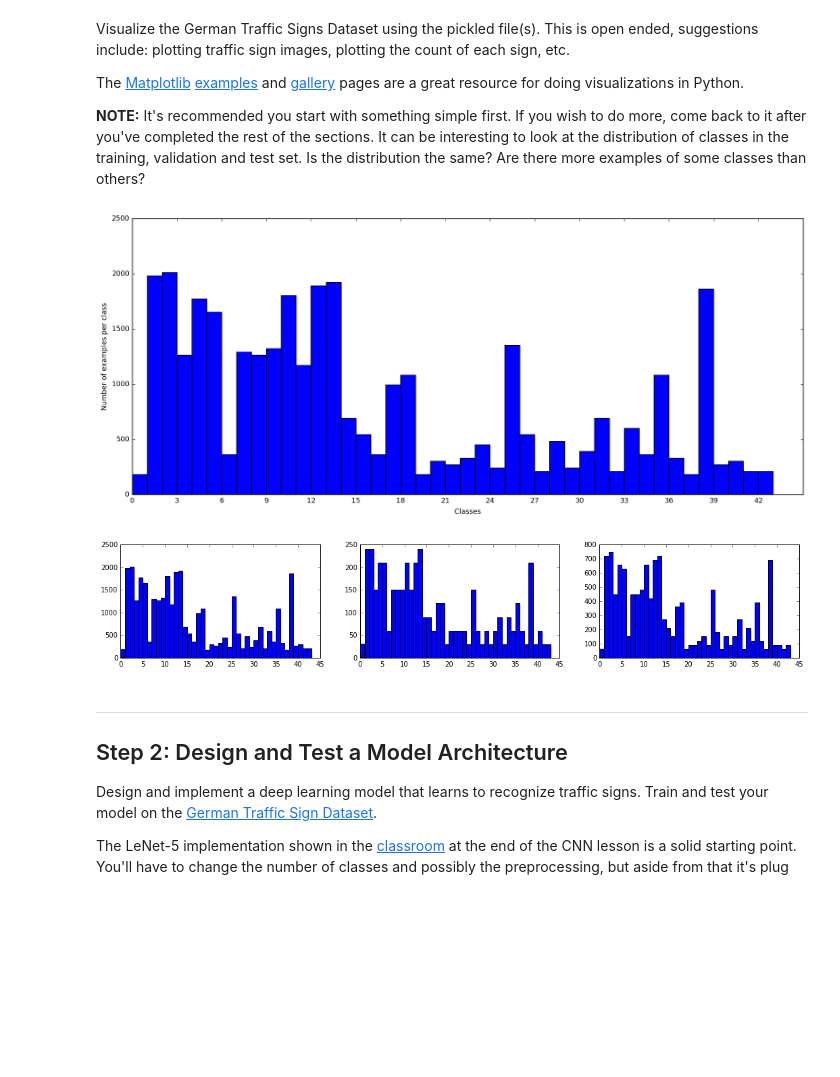
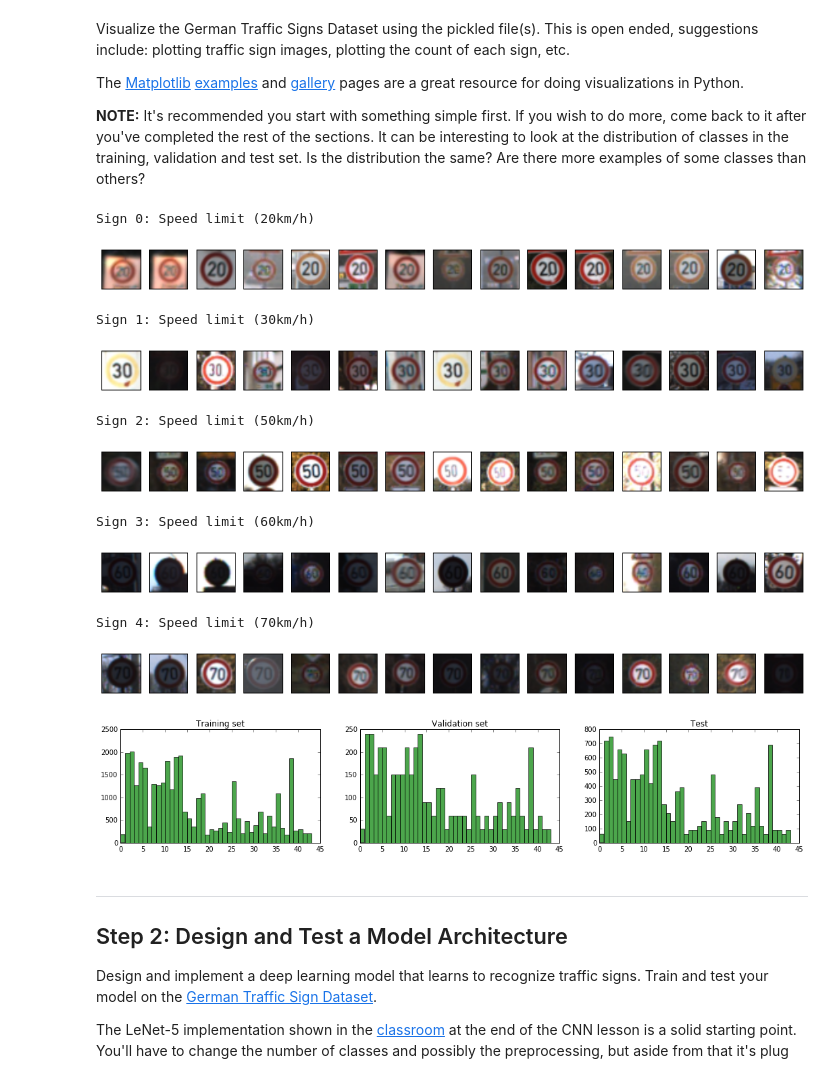
Before and after one commit to precyon/Traffic-Sign-Classifier, a Jupyter notebook: Traffic_Sign_Classifier.ipynb, the cells around one changed output. Saved outputs shown, nothing was run; the diff lists cells and outputs as text; code cells hidden in the pictures; blank space fills up the shorter version.

Commit message:
View sample images from the training set and read sign descriptions from the csv file

```diff
--- a/Traffic_Sign_Classifier.ipynb
+++ b/Traffic_Sign_Classifier.ipynb
@@ -77,13 +77,13 @@ image_shape = x_train[0].shape
 unique_classes, class_counts = np.unique(y_train, return_counts=True)
 n_classes = unique_classes.size
 
+# Read the traffic sign names
+signNames = read_csv("signnames.csv").values[:, 1]
+
 print("Number of training examples =", n_train)
 print("Number of testing examples =", n_test)
 print("Image data shape =", image_shape)
 print("Number of classes =", n_classes)
-
-print("Distributions")
-print(dict(zip(unique_classes, class_counts)))
 # %% [output]
 Number of training examples = 34799
 Number of testing examples = 12630
@@ -99,27 +97,47 @@ Visualize the German Traffic Signs Dataset using the pickled file(s). This is op
 The [Matplotlib](http://matplotlib.org/) [examples](http://matplotlib.org/examples/index.html) and [gallery](http://matplotlib.org/gallery.html) pages are a great resource for doing visualizations in Python.
 
 **NOTE:** It's recommended you start with something simple first. If you wish to do more, come back to it after you've completed the rest of the sections. It can be interesting to look at the distribution of classes in the training, validation and test set. Is the distribution the same? Are there more examples of some classes than others?
+# %%
+# Print 10 random images from each class from the training set
+
+for sign in range(n):
+    #Get images for this sign
+    print("Sign %i: %s" % (sign, signNames[sign]))
+    imgsSign = x_train[y_train==sign]
+    #choose 10 random signs
+    imgsSign = imgsSign[np.random.randint(low=0, high=imgsSign.shape[0], size=15), :,:,:]
+    fig = plt.figure(figsize = (13, 1))
+    for i in range(15):
+        plt.subplot(1, 15, i+1)
+        plt.imshow(imgsSign[i,:,:,:])
+        plt.xticks([])
+        plt.yticks([])
+    fig.tight_layout()
+    plt.show()
+# %% [output]
+Sign 0: Speed limit (20km/h)
+[figure, added]
+Sign 1: Speed limit (30km/h)
+[figure, added]
+Sign 2: Speed limit (50km/h)
+[figure, added]
+Sign 3: Speed limit (60km/h)
+[figure, added]
+Sign 4: Speed limit (70km/h)
+[figure, added]
 # %%
-### Data exploration visualization code goes here.
-### Feel free to use as many code cells as needed.
-histFig = plt.figure(figsize=(17,7))
-histFig.set_dpi(130)
-plt.hist(y_train, bins=np.arange(y_train.min(), y_train.max()+2))
-plt.xlabel('Classes')
-plt.xticks(range(0,43,3))
-plt.ylabel('Number of examples per class')
-plt.show()
+#Distributions of the training, validation and the test sets
 
 yData = [y_train, y_valid, y_test]
 compFig = plt.figure(figsize=(18, 3))
 for i in range(3):
-    plt.subplot(1, 3, i+1)
-    plt.hist(yData[i], bins=np.arange(yData[i].min(), yData[i].max()+2))
+    ax = plt.subplot(1, 3, i+1)
+    ax.set_title(["Training set", "Validation set", "Test"][i])
+    plt.hist(yData[i], bins=np.arange(yData[i].min(), yData[i].max()+2), color="green", alpha=0.7)
 
 plt.show()
 # %% [output]
-[figure, old version]
+[figure, new version]
-[figure, removed]
 # %% [markdown]
 ----
 
```
Also changed, not shown: parts of 6 cells of this notebook.
